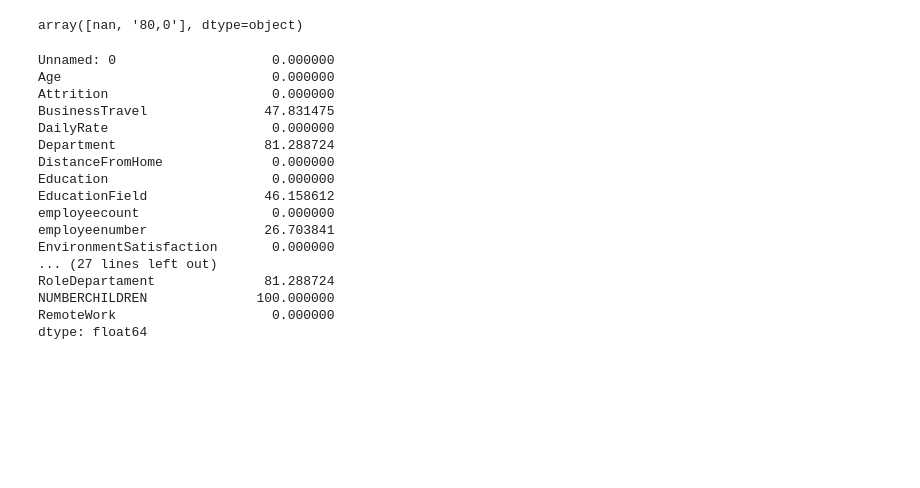
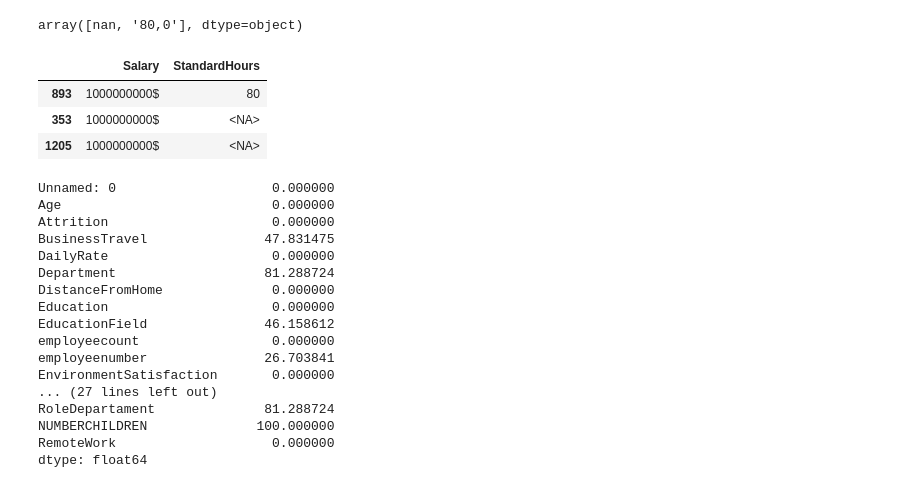
Before and after one commit to raquelmartinrodriguez/proyecto-da-promo-G-modulo-3-team-1, a Jupyter notebook: notebooks/01-exploration/employee.ipynb, the cells around one changed output. Cells and saved outputs as stored; diff of their text form; code cells hidden in the pictures; blank space fills up the shorter version.

```diff
--- a/notebooks/01-exploration/employee.ipynb
+++ b/notebooks/01-exploration/employee.ipynb
@@ -378,6 +428,27 @@ data.StandardHours.duplicated().sum()
 data.StandardHours.unique()
 # %% [output]
 array([nan, '80,0'], dtype=object)
+# %%
+# reemplazar las strings de las
+salary_['StandardHours'] = salary_['StandardHours'].str.replace(',' , '.')
+# %%
+salary_['StandardHours'] = pd.to_numeric(salary_['StandardHours'], errors='coerce', downcast='float')
+salary_['StandardHours'] = salary_['StandardHours'].astype('Int64', errors='ignore')
+# %%
+
+integers_STH= ['StandardHours']
+
+for columna in integers_STH:
+    #convierte los valores de la columna a enteros
+    #mantiene los valores NaN con NaN
+    salary_[columna] = salary_[columna].astype('Int64', errors= 'ignore')
+# %%
+salary_.sample(3)
+# %% [output]
+|  | Salary | StandardHours |
+| 893 | 1000000000$ | 80 |
+| 353 | 1000000000$ | <NA> |
+| 1205 | 1000000000$ | <NA> |
 # %%
 data.isna().sum()/data.shape[0]*100
 # %% [output]
```
Also changed, not shown: parts of 6 cells of this notebook.
